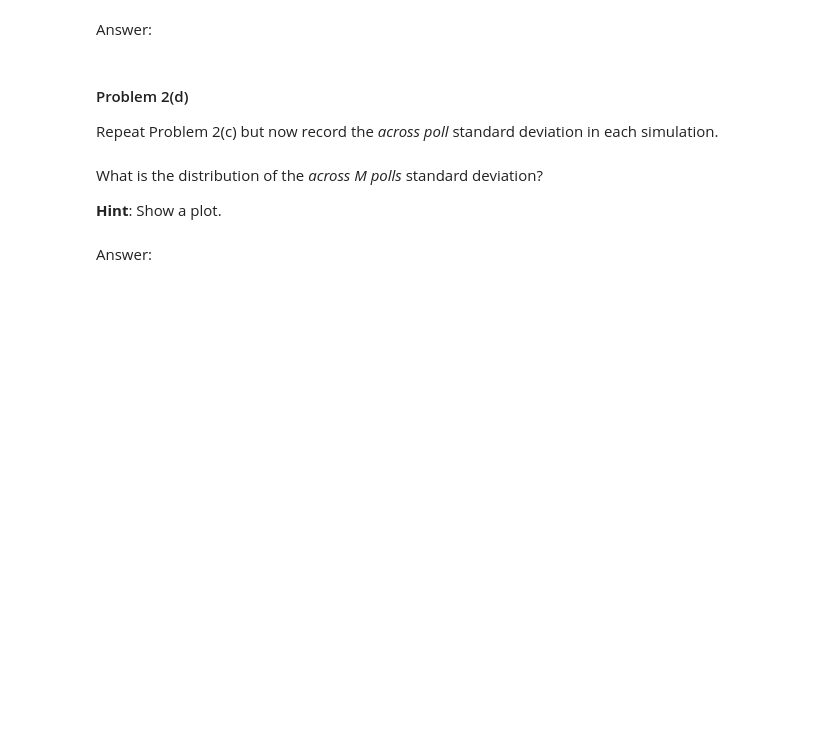
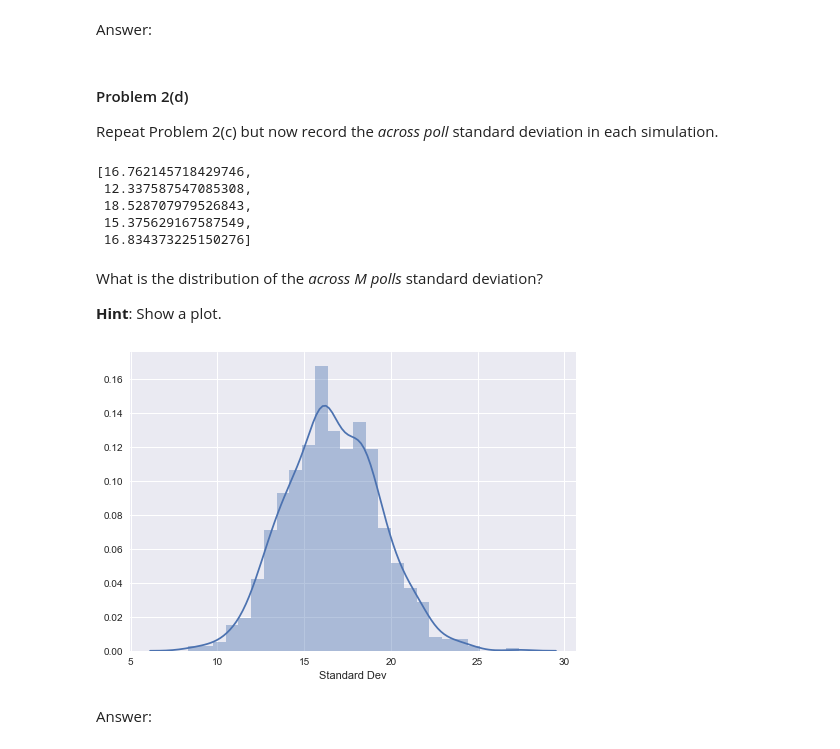
Before and after one commit to fergusio/cs109-2015, a Jupyter notebook: homework/HW2.ipynb, the cells around one changed output. Cells and saved outputs as stored; diff of their text form; code cells hidden in the pictures; blank space fills up the shorter version.

```diff
--- a/homework/HW2.ipynb
+++ b/homework/HW2.ipynb
@@ -398,3 +494,13 @@ Repeat Problem 2(c) but now record the *across poll* standard deviation in each
+# %%
+#your code here
+polls1kstd = [np.std(np.random.binomial(N, 0.53, M)) for _ in range(1000)]
+polls1kstd[:5]
+# %% [output]
+[16.762145718429746,
+ 12.337587547085308,
+ 18.528707979526843,
+ 15.375629167587549,
+ 16.834373225150276]
 # %% [markdown]
 What is the distribution of the *across M polls* standard deviation?
 
@@ -404,3 +508,9 @@ What is the distribution of the *across M polls* standard deviation?
+# %%
+#your code here
+sns.distplot(polls1kstd, label="std across M polls")
+plt.xlabel("Standard Dev");
+# %% [output]
+[figure, added]
 # %% [markdown]
 Answer:
 # %% [markdown]
```
Also changed, not shown: parts of 31 cells of this notebook, 1 other file.
